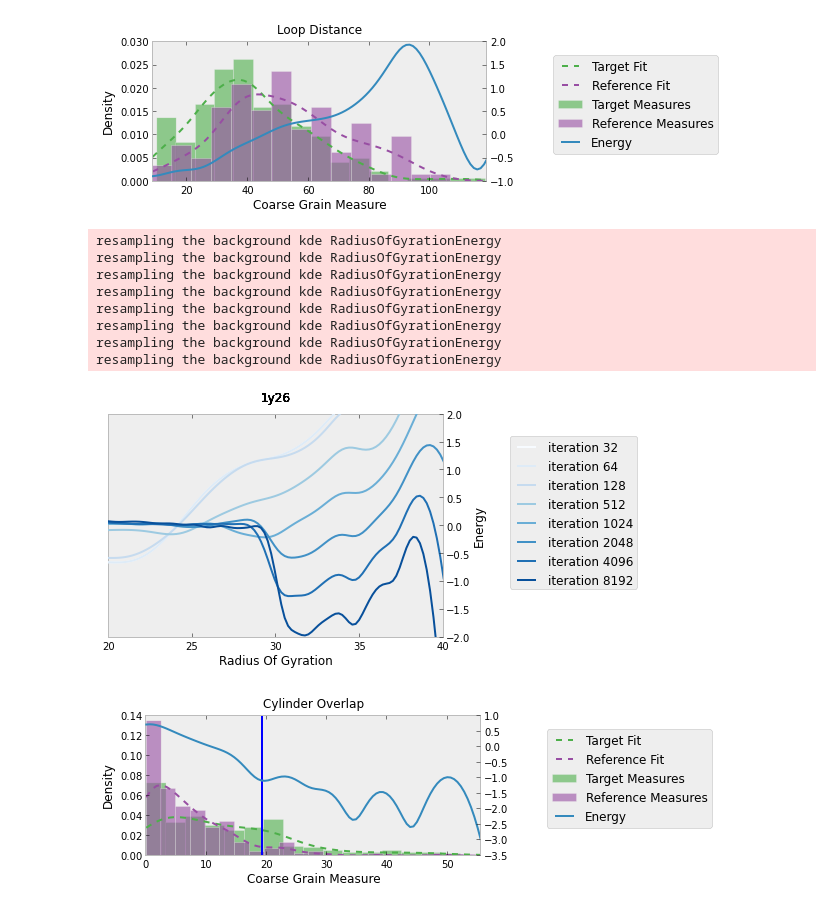
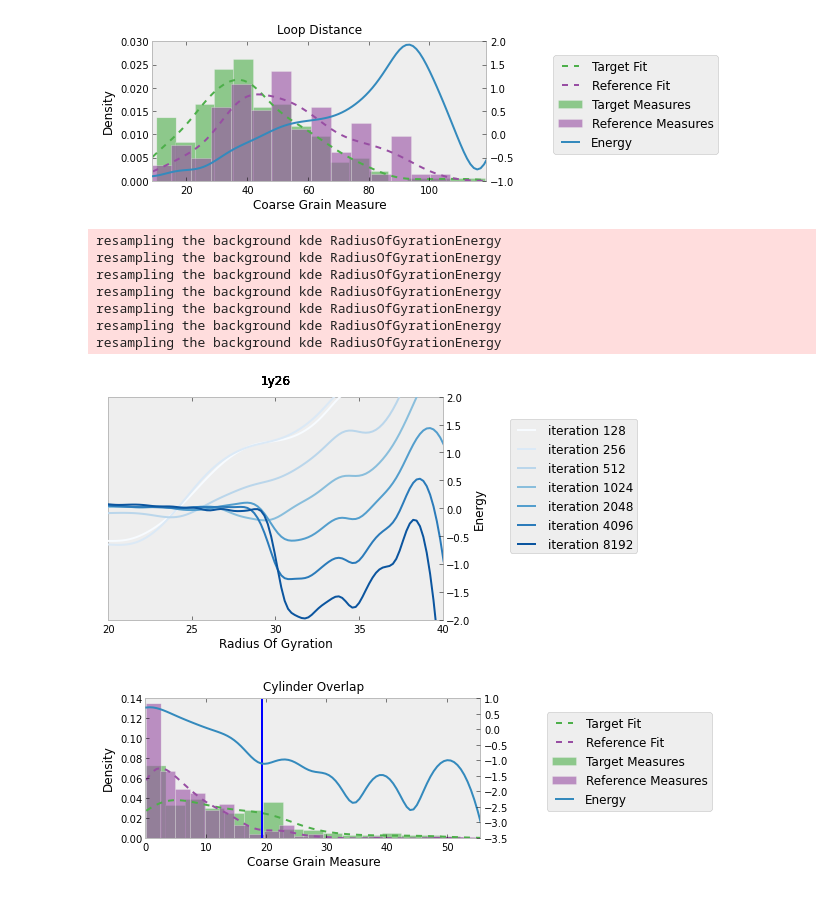
Before and after one commit to ViennaRNA/ernwin, a Jupyter notebook: organized_plots.ipynb, the cells around one changed output. Saved outputs shown, nothing was run; the diff lists cells and outputs as text; code cells hidden in the pictures.

```diff
--- a/organized_plots.ipynb
+++ b/organized_plots.ipynb
@@ -192,35 +192,34 @@ pass
 # %%
 import brewer2mpl
 
 def plot_iterations(name, min_iterations, max_iterations, iterations):
     fig, ax = plt.subplots()
     #dark2 = brewer2mpl.get_map('Blues', 'quantitative', len(iterations))
 
     cmap = plt.get_cmap('Blues')
     #for i in range(min_iterations, max_iterations, (max_iterations - min_iterations) / points):
     for j,i in enumerate(iterations):
         rog = fbe.RadiusOfGyrationEnergy()
         rog.eval_energy(structs[name])
         rog.accepted_measures = np.genfromtxt('new_sampled/discrete/rog/%s/%s' % (name,rog.get_energy_name()), delimiter=' ')[:i]
         rog.resample_background_kde(structs[name].bg)
         #fig, ax = plt.subplots()
         check_energy_distribution((rog, name), ax=ax, plot_hists=False,
                                   ylim=[-2,2], energy_color=cmap(j / float(len(iterations))),
                                   energy_label='iteration %d' % (i), figsize=(6,2.5), legend_outside=True, xlim=[20, 40],
                                   draw_actual_value=False, ylab='', ylab2='Energy', show_density=False,
                                   filename='1y26_energy_evolution.pdf', xlab=rog.get_name())
 
-plot_iterations('1y26', 10,1010, iterations=[32, 64, 128, 512, 1024, 2048, 4096, 8192])
+plot_iterations('1y26', 10,1010, iterations=[128, 256, 512, 1024, 2048, 4096, 8192])
 # %% [output]
 resampling the background kde RadiusOfGyrationEnergy
 resampling the background kde RadiusOfGyrationEnergy
 resampling the background kde RadiusOfGyrationEnergy
 resampling the background kde RadiusOfGyrationEnergy
 resampling the background kde RadiusOfGyrationEnergy
 resampling the background kde RadiusOfGyrationEnergy
 resampling the background kde RadiusOfGyrationEnergy
-resampling the background kde RadiusOfGyrationEnergy
-[figure, old version]
+[figure, new version]
 # %%
 check_energy_distribution((fbe.CylinderIntersectionEnergy(), '1y26'), legend_outside=True,
 filename='1y26_cylinderintersectionenergy.pdf', title='Cylinder Intersection Energy', figsize=(6, 2.5),
```
Also changed, not shown: parts of 18 cells of this notebook, 2 other files.
